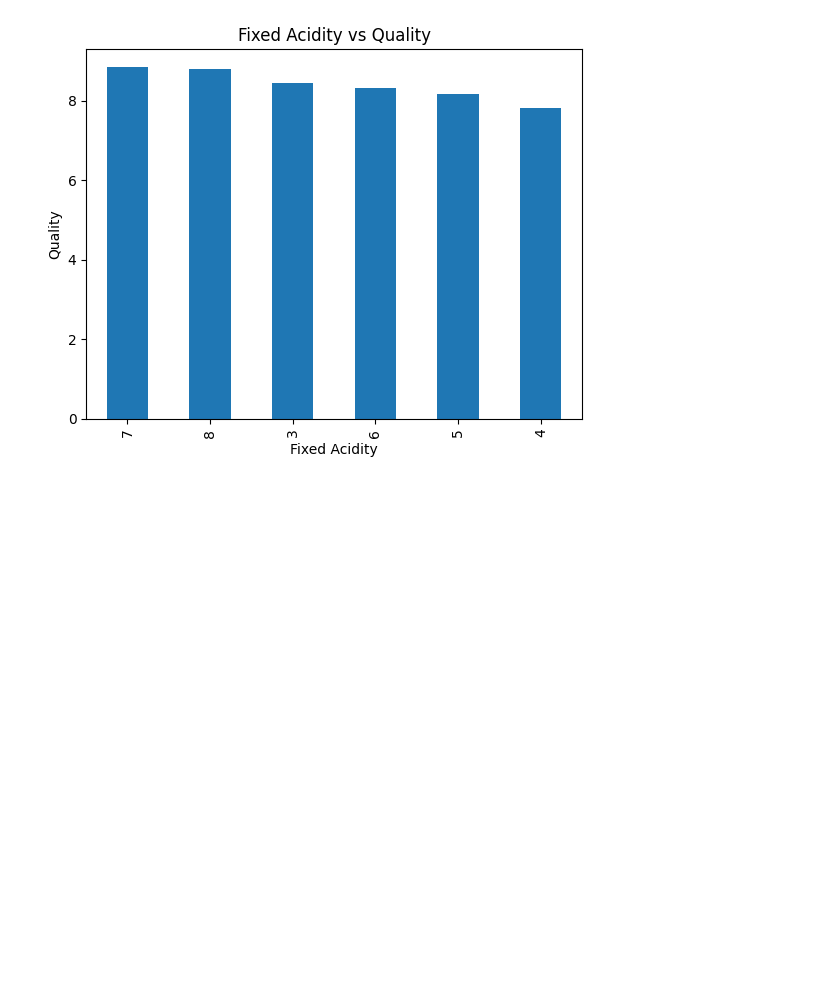
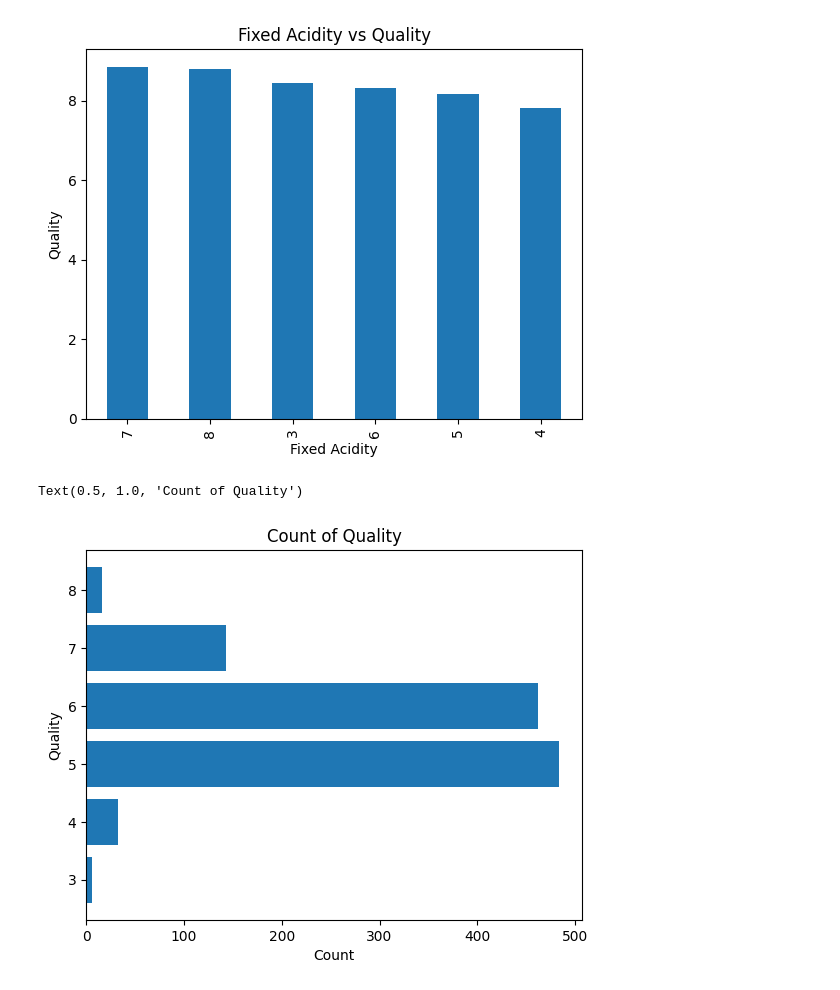
Before and after one commit to barbsrodrigues/Fase-2-FIAP-pub, a Jupyter notebook: EDA_Wine.ipynb, the cells around one changed output. Cells and saved outputs as stored; diff of their text form; code cells hidden in the pictures; blank space fills up the shorter version.

```diff
--- a/EDA_Wine.ipynb
+++ b/EDA_Wine.ipynb
@@ -125,3 +124,12 @@ plt.title("Fixed Acidity vs Quality")
 # %% [output]
 Text(0.5, 1.0, 'Fixed Acidity vs Quality')
 [figure]
+# %%
+n_quality = df['quality'].value_counts()
+plt.barh(n_quality.index, n_quality.values)
+plt.xlabel('Count')
+plt.ylabel('Quality')
+plt.title('Count of Quality')
+# %% [output]
+Text(0.5, 1.0, 'Count of Quality')
+[figure, added]
```
Also changed, not shown: parts of 6 cells of this notebook.
